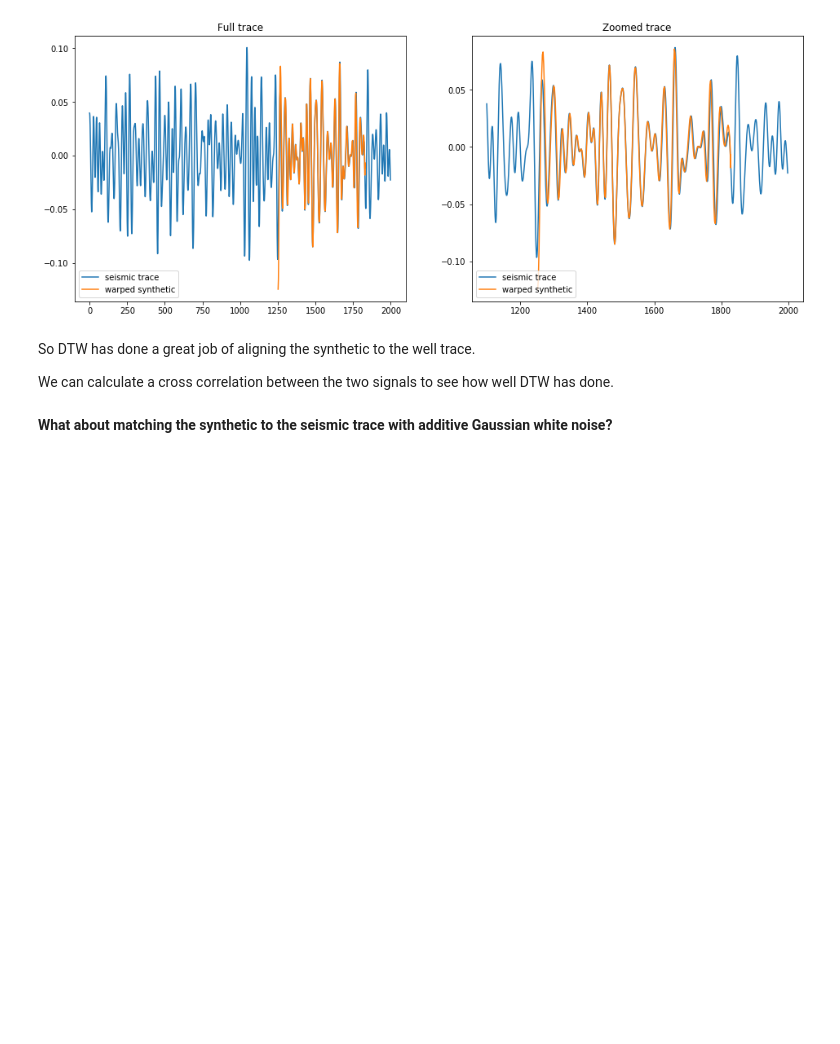
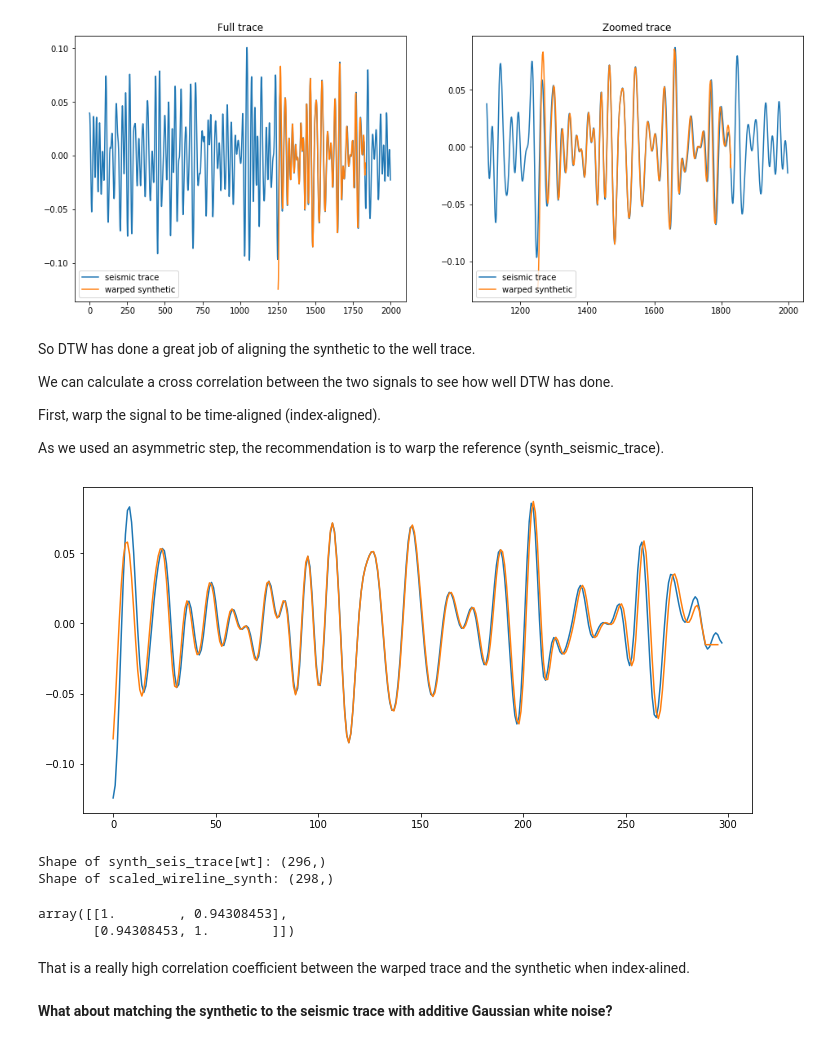
Before and after one commit to bdowdell/automatic_well_tie, a Jupyter notebook: nb/prototyping.ipynb, the cells around one changed output. Drawn from its saved outputs; the diff is of its cells as text; code cells hidden in the pictures; blank space fills up the shorter version.

Commit message:
Calculates correlation coefficient between warped signal

```diff
--- a/nb/prototyping.ipynb
+++ b/nb/prototyping.ipynb
@@ -410,6 +410,33 @@ plt.show()
 So DTW has done a great job of aligning the synthetic to the well trace.
 
 We can calculate a cross correlation between the two signals to see how well DTW has done.
+
+First, warp the signal to be time-aligned (index-aligned).
+
+As we used an asymmetric step, the recommendation is to warp the reference (synth_seismic_trace).
+# %%
+wt = dtw.warp(alignment_partial, index_reference=True)
+# %%
+fig = plt.figure(figsize=(12,6))
+ax = fig.add_subplot(1,1,1)
+ax.plot(scaled_wireline_synth)
+ax.plot(synth_seis_trace[wt])
+plt.show()
+# %% [output]
+[figure, added]
+# %%
+print('Shape of synth_seis_trace[wt]: {}'.format(synth_seis_trace[wt].shape))
+print('Shape of scaled_wireline_synth: {}'.format(scaled_wireline_synth.shape))
+# %% [output]
+Shape of synth_seis_trace[wt]: (296,)
+Shape of scaled_wireline_synth: (298,)
+# %%
+np.corrcoef(synth_seis_trace[wt][:-1], scaled_wireline_synth[:-3])
+# %% [output]
+array([[1.        , 0.94308453],
+       [0.94308453, 1.        ]])
+# %% [markdown]
+That is a really high correlation coefficient between the warped trace and the synthetic when index-alined.
 # %% [markdown]
 **What about matching the synthetic to the seismic trace with additive Gaussian white noise?**
 # %%
```
